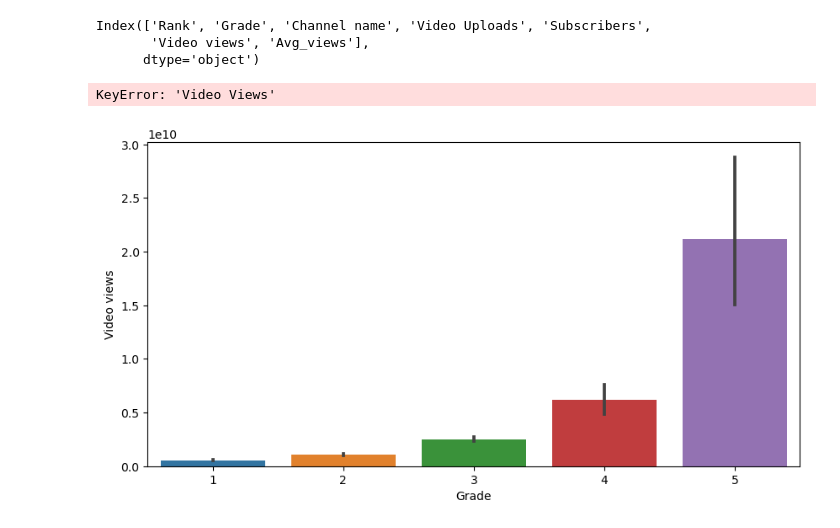
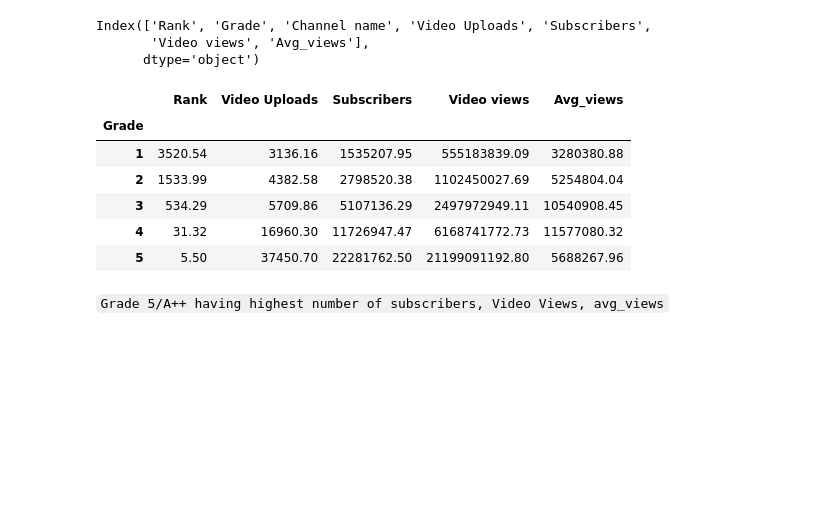
Before and after one commit to Lunanr/Introduction-Pandas-for-Data-Analyst, a Jupyter notebook: Project Data Analyst/7. Youtube Channels/7. Youtube Channels Daset.ipynb, the cells around one changed output. Cells and saved outputs as stored; diff of their text form; code cells hidden in the pictures; blank space fills up the shorter version.

```diff
--- a/Project Data Analyst/7. Youtube Channels/7. Youtube Channels Daset.ipynb
+++ b/Project Data Analyst/7. Youtube Channels/7. Youtube Channels Daset.ipynb
@@ -339,11 +339,14 @@ Index(['Rank', 'Grade', 'Channel name', 'Video Uploads', 'Subscribers',
        'Video views', 'Avg_views'],
       dtype='object')
 # %%
-data.groupby('Video Views').mean
+data.groupby('Grade').mean()
 # %% [output]
-KeyError: 'Video Views'
+|  | Rank | Video Uploads | Subscribers | Video views | Avg_views |
+| Grade |  |  |  |  |  |
+| 1 | 3520.54 | 3136.16 | 1535207.95 | 555183839.09 | 3280380.88 |
+| 2 | 1533.99 | 4382.58 | 2798520.38 | 1102450027.69 | 5254804.04 |
+| 3 | 534.29 | 5709.86 | 5107136.29 | 2497972949.11 | 10540908.45 |
+| 4 | 31.32 | 16960.30 | 11726947.47 | 6168741772.73 | 11577080.32 |
+| 5 | 5.50 | 37450.70 | 22281762.50 | 21199091192.80 | 5688267.96 |
-# %%
-plt.figure(figsize=(10,5))
-sns.barplot(x='Grade',y='Video views',data=data);
-# %% [output]
-[figure, removed]
+# %% [markdown]
+`Grade 5/A++ having highest number of subscribers, Video Views, avg_views`
```
Also changed, not shown: 2 other files.
